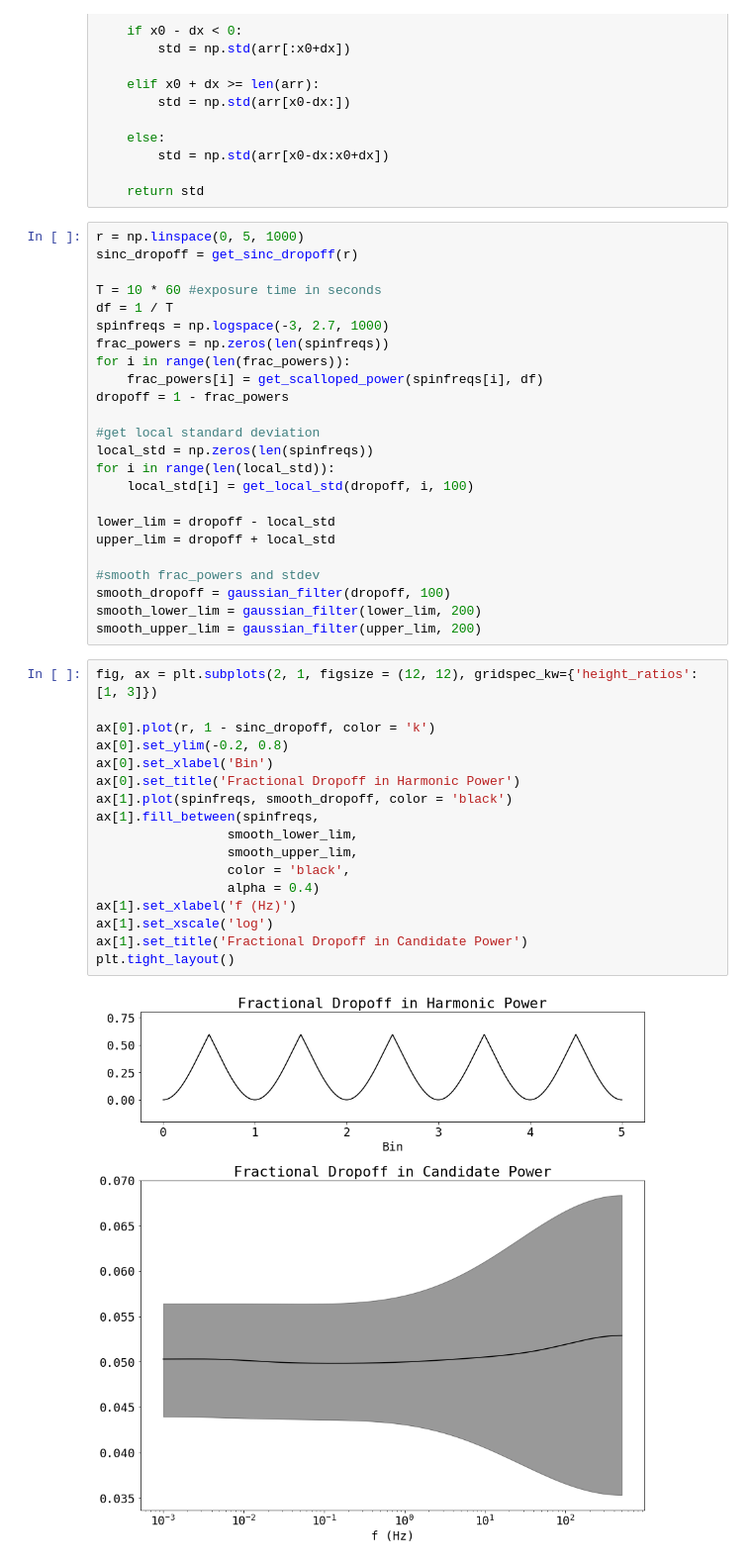
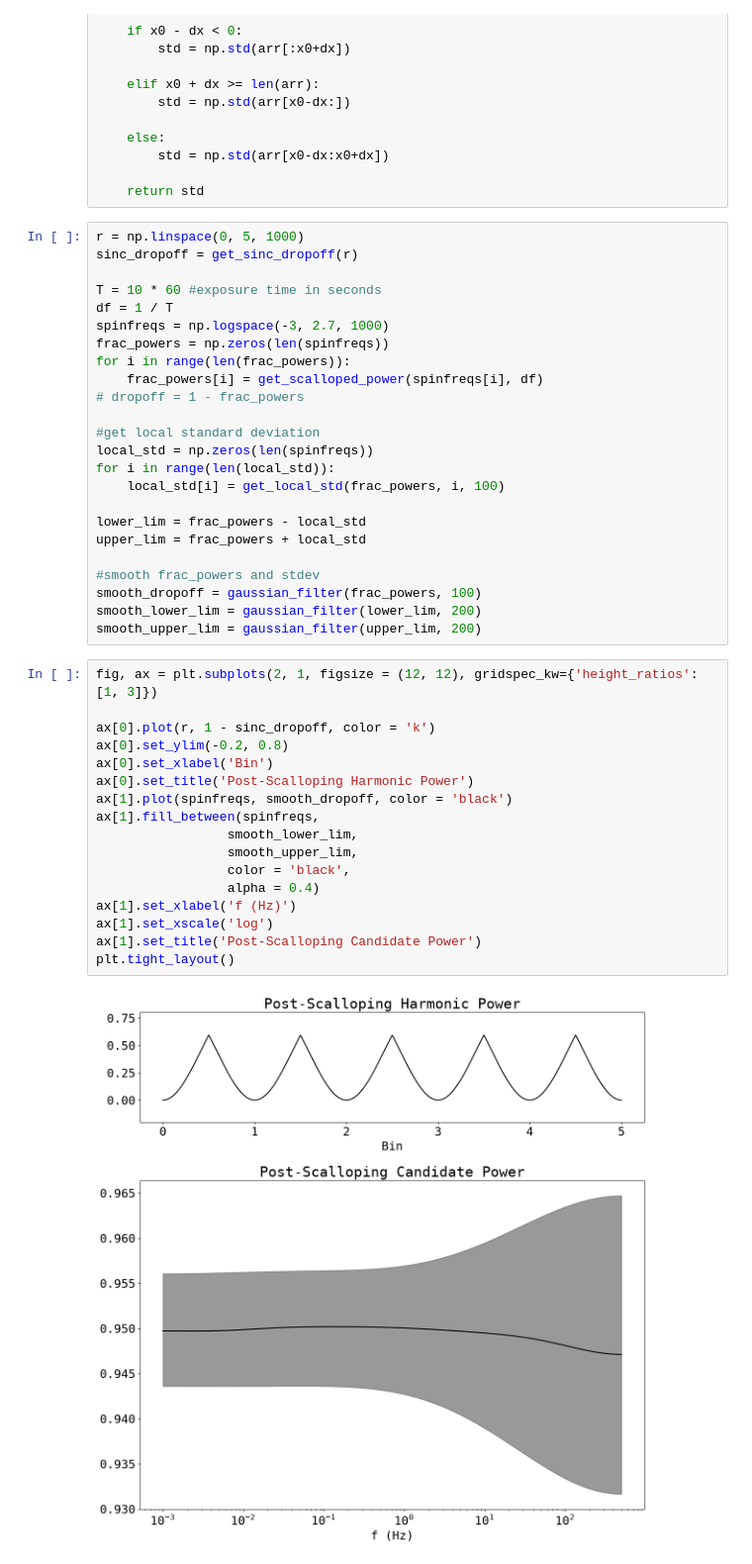
Before and after one commit to chime-sps/Transmissivity, a Jupyter notebook: results/scalloping_demo.ipynb, the cells around one changed output. Shown at 99% size. Cells and saved outputs as stored; diff of their text form.

Commit message:
scalloping demo power version

```diff
--- a/results/scalloping_demo.ipynb
+++ b/results/scalloping_demo.ipynb
@@ -66,36 +66,36 @@ spinfreqs = np.logspace(-3, 2.7, 1000)
 frac_powers = np.zeros(len(spinfreqs))
 for i in range(len(frac_powers)):
     frac_powers[i] = get_scalloped_power(spinfreqs[i], df)
-dropoff = 1 - frac_powers
+# dropoff = 1 - frac_powers
 
 #get local standard deviation
 local_std = np.zeros(len(spinfreqs))
 for i in range(len(local_std)):
-    local_std[i] = get_local_std(dropoff, i, 100)
+    local_std[i] = get_local_std(frac_powers, i, 100)
 
-lower_lim = dropoff - local_std
-upper_lim = dropoff + local_std
+lower_lim = frac_powers - local_std
+upper_lim = frac_powers + local_std
 
 #smooth frac_powers and stdev
-smooth_dropoff = gaussian_filter(dropoff, 100)
+smooth_dropoff = gaussian_filter(frac_powers, 100)
 smooth_lower_lim = gaussian_filter(lower_lim, 200)
 smooth_upper_lim = gaussian_filter(upper_lim, 200)
 # %%
 fig, ax = plt.subplots(2, 1, figsize = (12, 12), gridspec_kw={'height_ratios': [1, 3]})
 
 ax[0].plot(r, 1 - sinc_dropoff, color = 'k')
 ax[0].set_ylim(-0.2, 0.8)
 ax[0].set_xlabel('Bin')
-ax[0].set_title('Fractional Dropoff in Harmonic Power')
+ax[0].set_title('Post-Scalloping Harmonic Power')
 ax[1].plot(spinfreqs, smooth_dropoff, color = 'black')
 ax[1].fill_between(spinfreqs,
                  smooth_lower_lim,
                  smooth_upper_lim,
                  color = 'black',
                  alpha = 0.4)
 ax[1].set_xlabel('f (Hz)')
 ax[1].set_xscale('log')
-ax[1].set_title('Fractional Dropoff in Candidate Power')
+ax[1].set_title('Post-Scalloping Candidate Power')
 plt.tight_layout()
 # %% [output]
-[figure, old version]
+[figure, new version]
```
